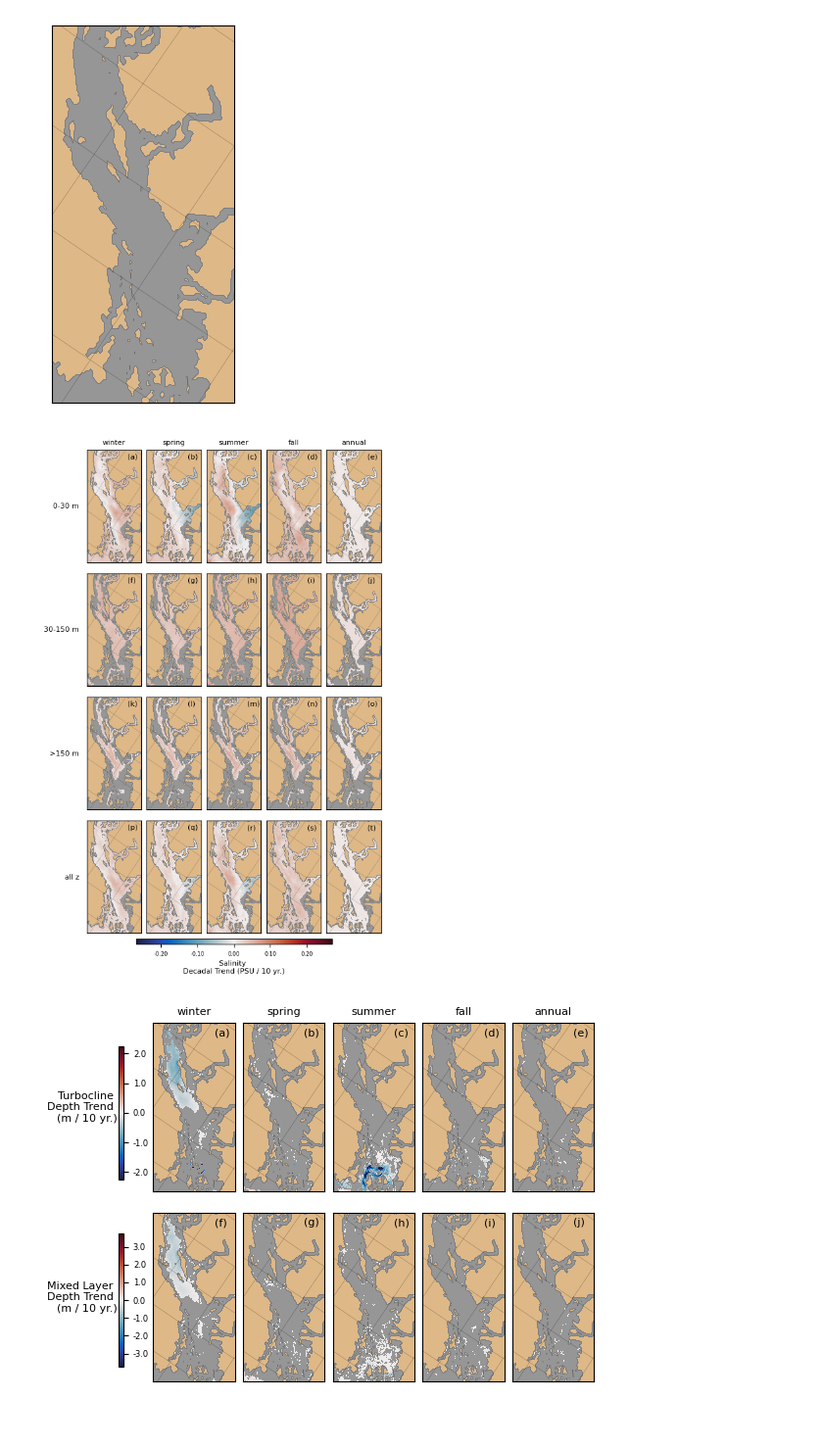
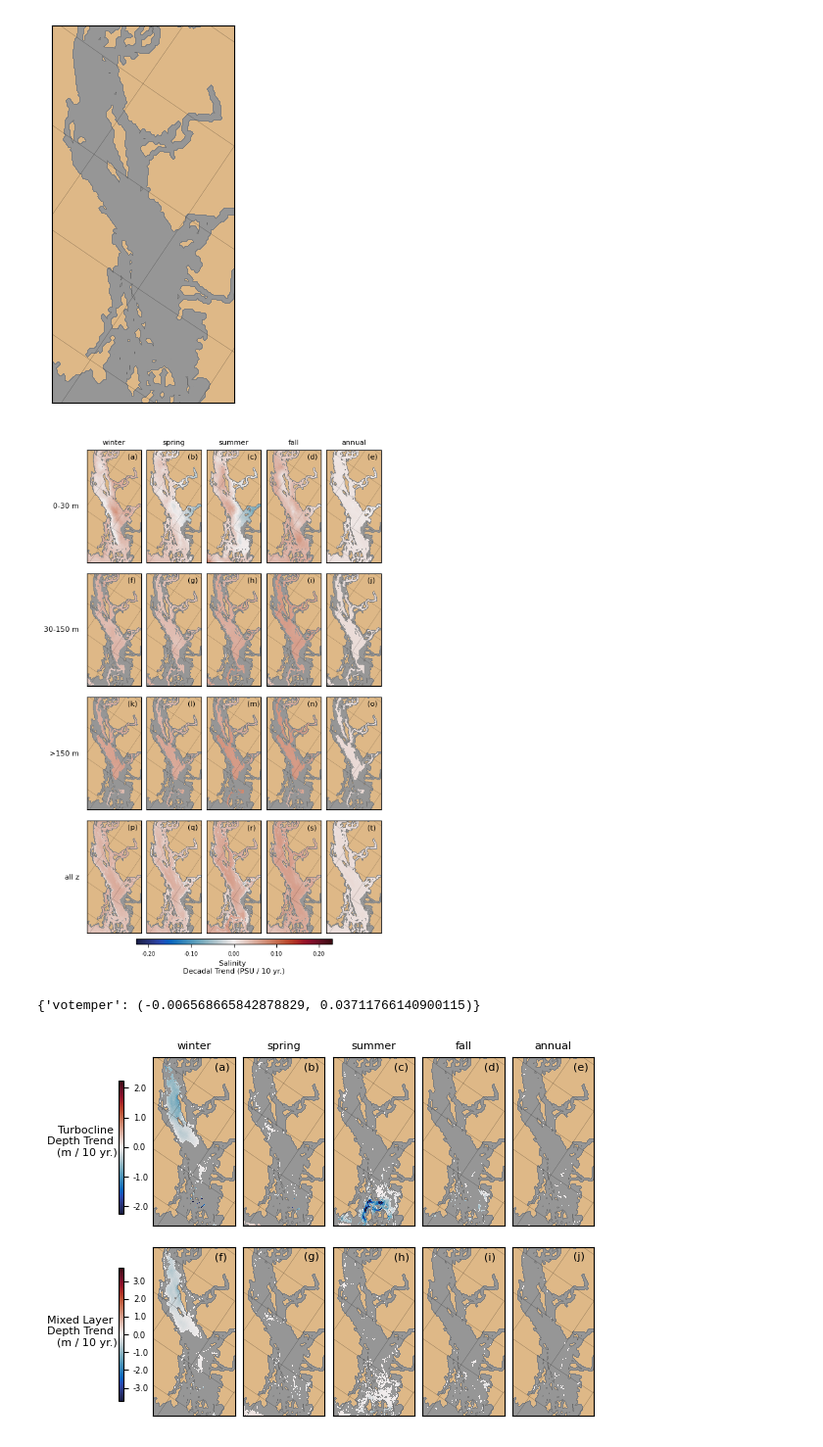
Before and after one commit to goldford/NEMO-Salish-Sea-1500, a Jupyter notebook: code/Analysis - Trend analysis - SoG - v2.ipynb, the cells around one changed output. Shown at 98% size. Saved outputs shown, nothing was run; the diff lists cells and outputs as text; code cells hidden in the pictures.

Commit message:
regeneration of a couple plots

```diff
--- a/code/Analysis - Trend analysis - SoG - v2.ipynb
+++ b/code/Analysis - Trend analysis - SoG - v2.ipynb
@@ -134,11 +134,12 @@ plt.subplots_adjust(left=0.05, right=0.95, bottom=0.08, top=0.95, wspace=0.1, hs
 mask_sig = False # mask based on Kendal Tau significance thresh?
 use_mesh = True # alt way to visualize
 
-#test_p = 'D:/temp_nemo/trend_output/anom_trend_seasavg/'
-test_p = 'D:/temp_nemo/trend_output/anom_trend_frommonth/' # months will have higher p vals
-#test_p = 'D:/temp_nemo/trend_output/anom_trend_fromyear/'
+test_p = 'D:/nemo_outputs/extract_results_216/trend_output/anom_trend_frommonth/'
+#test_p = 'D:/nemo_outputs/extract_results_203/trend_output/anom_trend_frommonth/'
+
 row_labels = ['0-30 m', '30-150 m', '>150 m', 'all z']
 column_labels = ['winter', 'spring', 'summer', 'fall', 'annual']
+seasons = ['winter', 'spring', 'summer', 'fall', 'annual']
 seasons = ['winter', 'spring', 'summer', 'fall', 'annual']
 depth_groups = ["0to30m", "30to150m", "gt150m", "allz"]
 
@@ -212,7 +213,7 @@ for depth_idx, depth_group in enumerate(depth_groups):
                         )
             adjust_map(ax)
 
-            # apply necessary masks
+            # apply masks
             slopes = np.ma.masked_where(tmask[0,0,:] == 0, slopes)
             if mask_sig == True: # mask out insignificant trend?
                 slopes = np.ma.masked_where(sig_tf == 0, slopes)
@@ -230,8 +231,8 @@ for depth_idx, depth_group in enumerate(depth_groups):
             x, y = m(navlon, navlat)
 
             # for data exploration (bins, colors hardcoded after doing it as below)
-            min_val = var_min_max[variable][0] * 1.1
-            max_val = var_min_max[variable][1] * 1.1
+            min_val = var_min_max[variable][0] * 0.6
+            max_val = var_min_max[variable][1] * 0.6
 #             c = m.contourf(x, y, slopes,
 #                            cmap=cm.cm.balance,
 #                            #cmap=cmap,
@@ -248,34 +249,38 @@ for depth_idx, depth_group in enumerate(depth_groups):
                 # the data are not centred on zero
                 # so need to manually fiddle
                 cmap_balance = plt.cm.get_cmap('cmo.balance',len(boundaries))
                 c = m.contourf(x, y, slopes, # decadal scaling
                                cmap=cmap_balance,
                                #cmap=cmap,
                                levels=boundaries
                               )
 
             if var_idx not in colorbars and season_idx == len(seasons) - 1:
                 # Create a colorbar only once per variable
                 strtx_wrt_panel = 0.2
                 width_wrt_panel = 0.6
                 btm_y=0.06
                 hght = 0.01
                 orientation = 'horizontal'
 
                 cax = plt.axes([strtx_wrt_panel, btm_y, width_wrt_panel, hght]) #,left,bottom, width, height
                 colorbars[var_idx] = plt.colorbar(c, cax=cax,
                                                   orientation=orientation,
                                                   format=ticker.FuncFormatter(custom_formatter))
                 colorbars[var_idx].set_label(labelx, fontsize=8)  # Customize the label as needed
                 colorbars[var_idx].ax.tick_params(labelsize=6)
 
             l_idx = season_idx + len(seasons) * depth_idx
             ax.text(0.75, 0.97, '(' + labell[l_idx] + ')', ha='left', va='top', fontsize=8, transform=ax.transAxes)
 
 # plt.tight_layout()
 plt.show()
 # %% [output]
-[figure, old version]
+[figure, new version]
+# %%
+var_min_max
+# %% [output]
+{'votemper': (-0.006568665842878829, 0.03711766140900115)}
 # %%
 # 2D analysis
 
```
Also changed, not shown: parts of 2 cells of this notebook, 1 other file.
